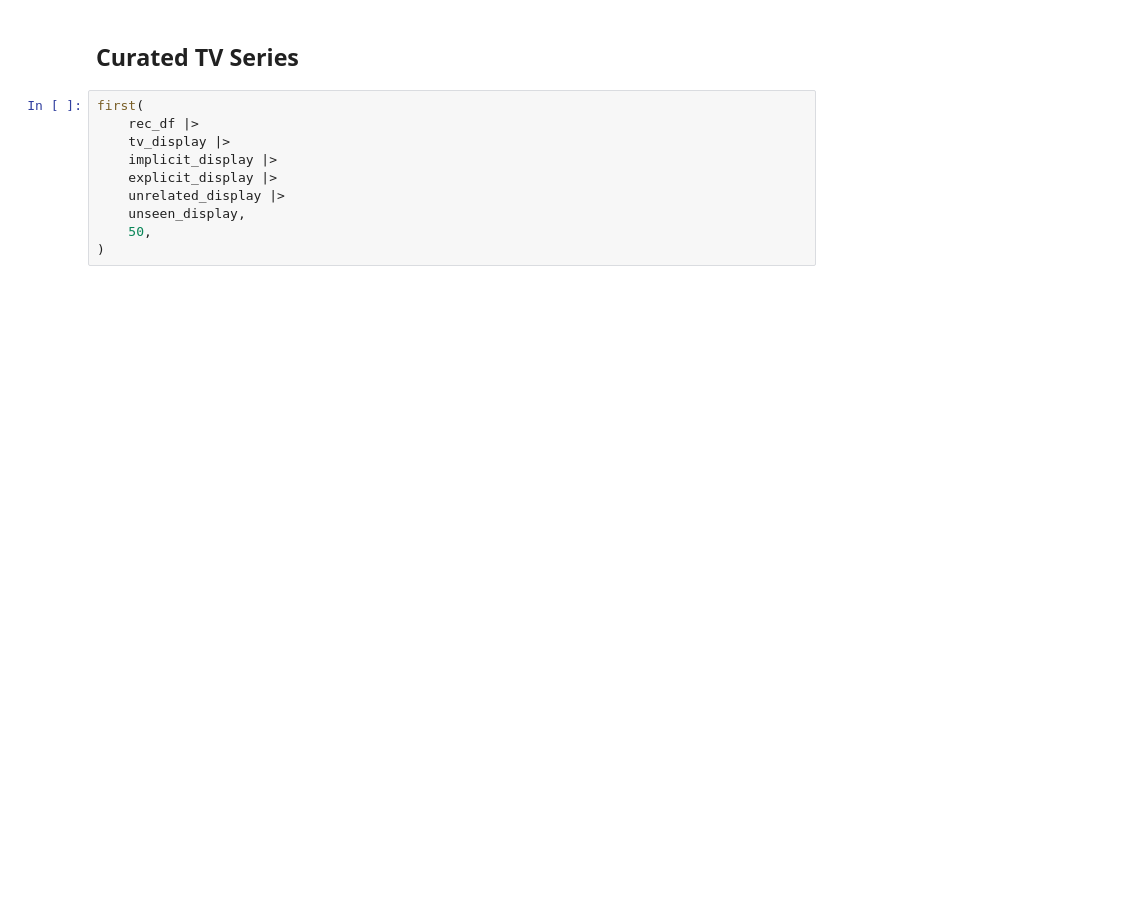
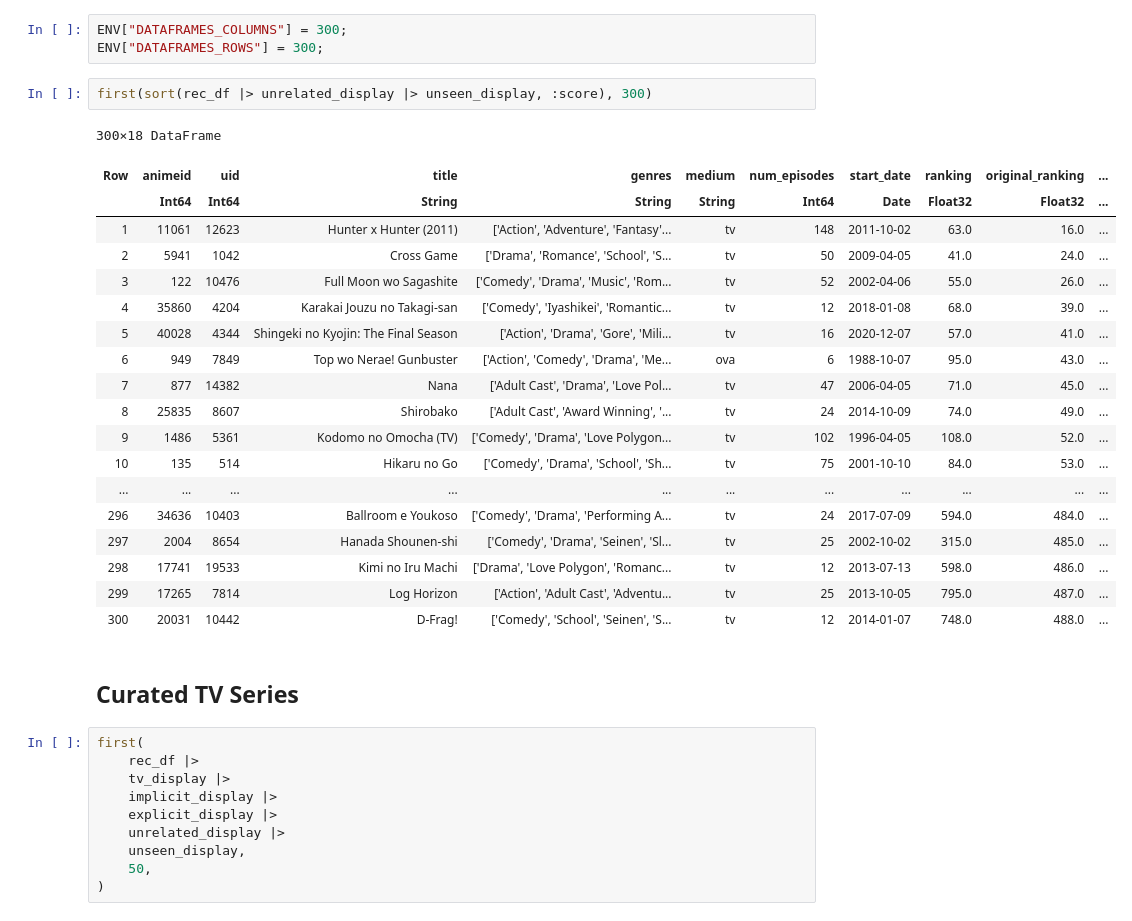
Before and after one commit to Fro116/RecommenderSystem, a Jupyter notebook: notebooks/RecEgress/Recommendations.ipynb, the cells around one changed output. Drawn from its saved outputs; the diff is of its cells as text; blank space fills up the shorter version.

```diff
--- a/notebooks/RecEgress/Recommendations.ipynb
+++ b/notebooks/RecEgress/Recommendations.ipynb
@@ -6,3 +19,28 @@ import NBInclude: @nbinclude
+# %%
+ENV["DATAFRAMES_COLUMNS"] = 300;
+ENV["DATAFRAMES_ROWS"] = 300;
+# %%
+first(sort(rec_df |> unrelated_display |> unseen_display, :score), 300)
+# %% [output]
+300×18 DataFrame
+| Row | animeid | uid | title | genres | medium | num_episodes | start_date | ranking | original_ranking | ... |
+|  | Int64 | Int64 | String | String | String | Int64 | Date | Float32 | Float32 | ... |
+| 1 | 11061 | 12623 | Hunter x Hunter (2011) | ['Action', 'Adventure', 'Fantasy'... | tv | 148 | 2011-10-02 | 63.0 | 16.0 | ... |
+| 2 | 5941 | 1042 | Cross Game | ['Drama', 'Romance', 'School', 'S... | tv | 50 | 2009-04-05 | 41.0 | 24.0 | ... |
+| 3 | 122 | 10476 | Full Moon wo Sagashite | ['Comedy', 'Drama', 'Music', 'Rom... | tv | 52 | 2002-04-06 | 55.0 | 26.0 | ... |
+| 4 | 35860 | 4204 | Karakai Jouzu no Takagi-san | ['Comedy', 'Iyashikei', 'Romantic... | tv | 12 | 2018-01-08 | 68.0 | 39.0 | ... |
+| 5 | 40028 | 4344 | Shingeki no Kyojin: The Final Season | ['Action', 'Drama', 'Gore', 'Mili... | tv | 16 | 2020-12-07 | 57.0 | 41.0 | ... |
+| 6 | 949 | 7849 | Top wo Nerae! Gunbuster | ['Action', 'Comedy', 'Drama', 'Me... | ova | 6 | 1988-10-07 | 95.0 | 43.0 | ... |
+| 7 | 877 | 14382 | Nana | ['Adult Cast', 'Drama', 'Love Pol... | tv | 47 | 2006-04-05 | 71.0 | 45.0 | ... |
+| 8 | 25835 | 8607 | Shirobako | ['Adult Cast', 'Award Winning', '... | tv | 24 | 2014-10-09 | 74.0 | 49.0 | ... |
+| 9 | 1486 | 5361 | Kodomo no Omocha (TV) | ['Comedy', 'Drama', 'Love Polygon... | tv | 102 | 1996-04-05 | 108.0 | 52.0 | ... |
+| 10 | 135 | 514 | Hikaru no Go | ['Comedy', 'Drama', 'School', 'Sh... | tv | 75 | 2001-10-10 | 84.0 | 53.0 | ... |
+| ... | ... | ... | ... | ... | ... | ... | ... | ... | ... | ... |
+| 296 | 34636 | 10403 | Ballroom e Youkoso | ['Comedy', 'Drama', 'Performing A... | tv | 24 | 2017-07-09 | 594.0 | 484.0 | ... |
+| 297 | 2004 | 8654 | Hanada Shounen-shi | ['Comedy', 'Drama', 'Seinen', 'Sl... | tv | 25 | 2002-10-02 | 315.0 | 485.0 | ... |
+| 298 | 17741 | 19533 | Kimi no Iru Machi | ['Drama', 'Love Polygon', 'Romanc... | tv | 12 | 2013-07-13 | 598.0 | 486.0 | ... |
+| 299 | 17265 | 7814 | Log Horizon | ['Action', 'Adult Cast', 'Adventu... | tv | 25 | 2013-10-05 | 795.0 | 487.0 | ... |
+| 300 | 20031 | 10442 | D-Frag! | ['Comedy', 'School', 'Seinen', 'S... | tv | 12 | 2014-01-07 | 748.0 | 488.0 | ... |
 # %% [markdown]
 ## Curated TV Series
 # %%
```
Also changed, not shown: parts of 11 cells of this notebook, 7 other files.
